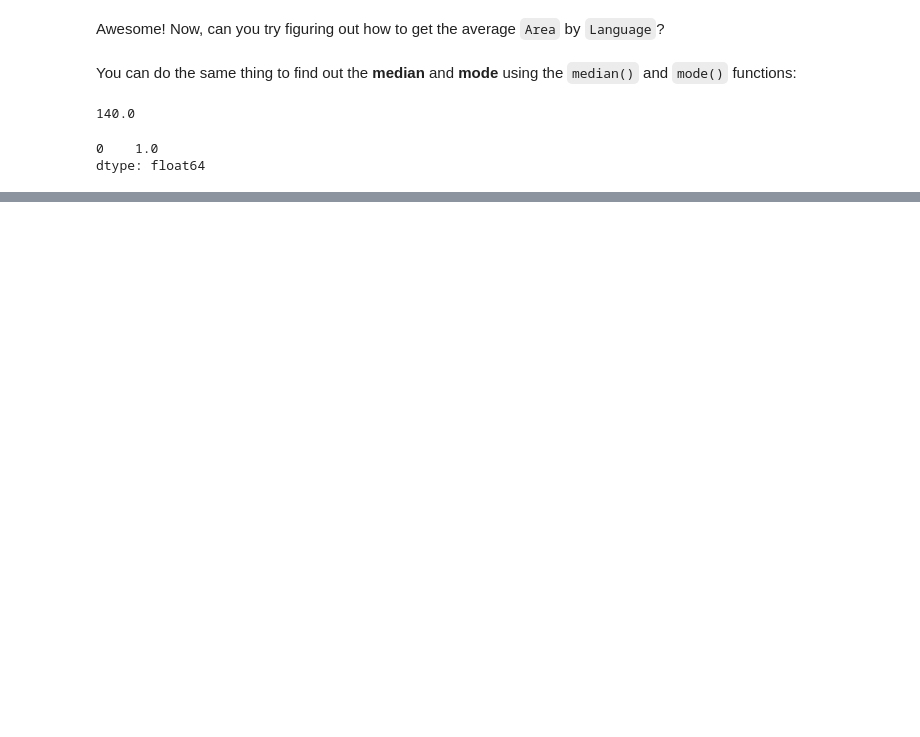
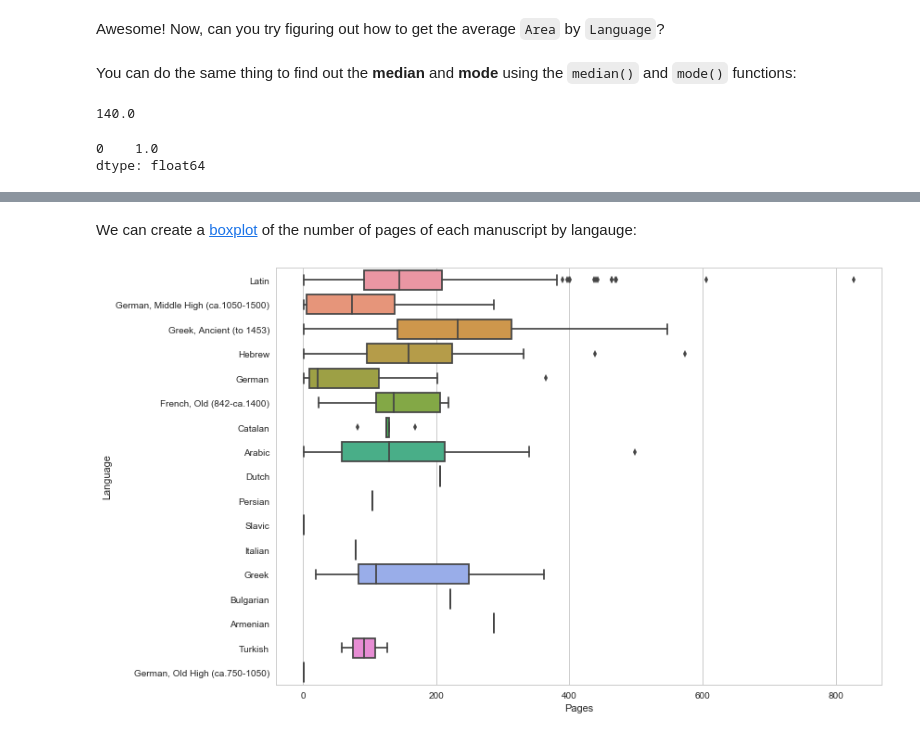
Before and after one commit to ds-modules/MEDST-250, a Jupyter notebook: 02 - Intro_to_Stats/Statistics.ipynb, the cells around one changed output, grey strips where cells are left out. Drawn from its saved outputs; the diff is of its cells as text; code cells hidden in the pictures; blank space fills up the shorter version.

```diff
--- a/02 - Intro_to_Stats/Statistics.ipynb
+++ b/02 - Intro_to_Stats/Statistics.ipynb
@@ -234,0 +192,8 @@ df.groupby(['Year_Bins'])['Pages'].mean().plot.barh()
+# %% [markdown]
+We can create a [boxplot](https://seaborn.pydata.org/generated/seaborn.boxplot.html) of the number of pages of each manuscript by langauge:
+# %%
+sns.set_style("whitegrid")
+fig, ax = plt.subplots(figsize=(11.7, 8.27))
+ax = sns.boxplot(ax = ax, data=manuscripts.dropna(),x='Pages', y='Language')
+# %% [output]
+[figure, added]
```
Also changed, not shown: parts of 49 cells of this notebook, 1 other file.
